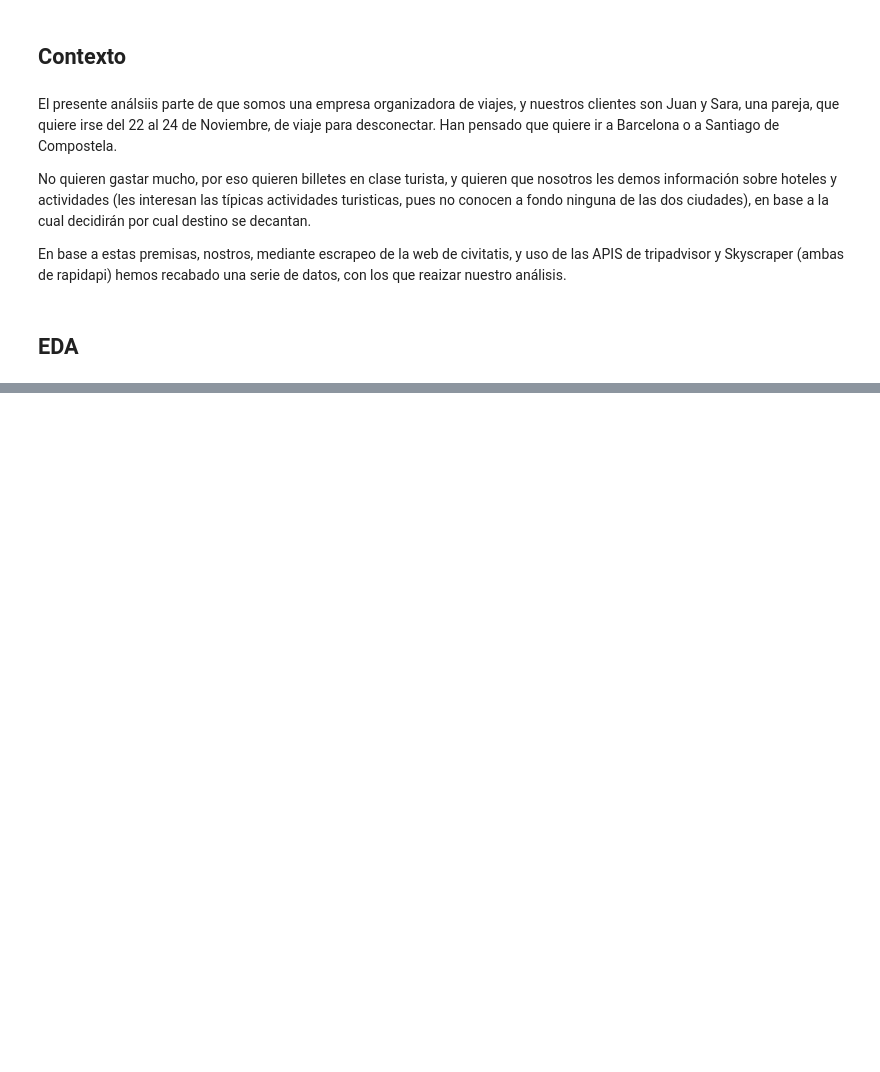
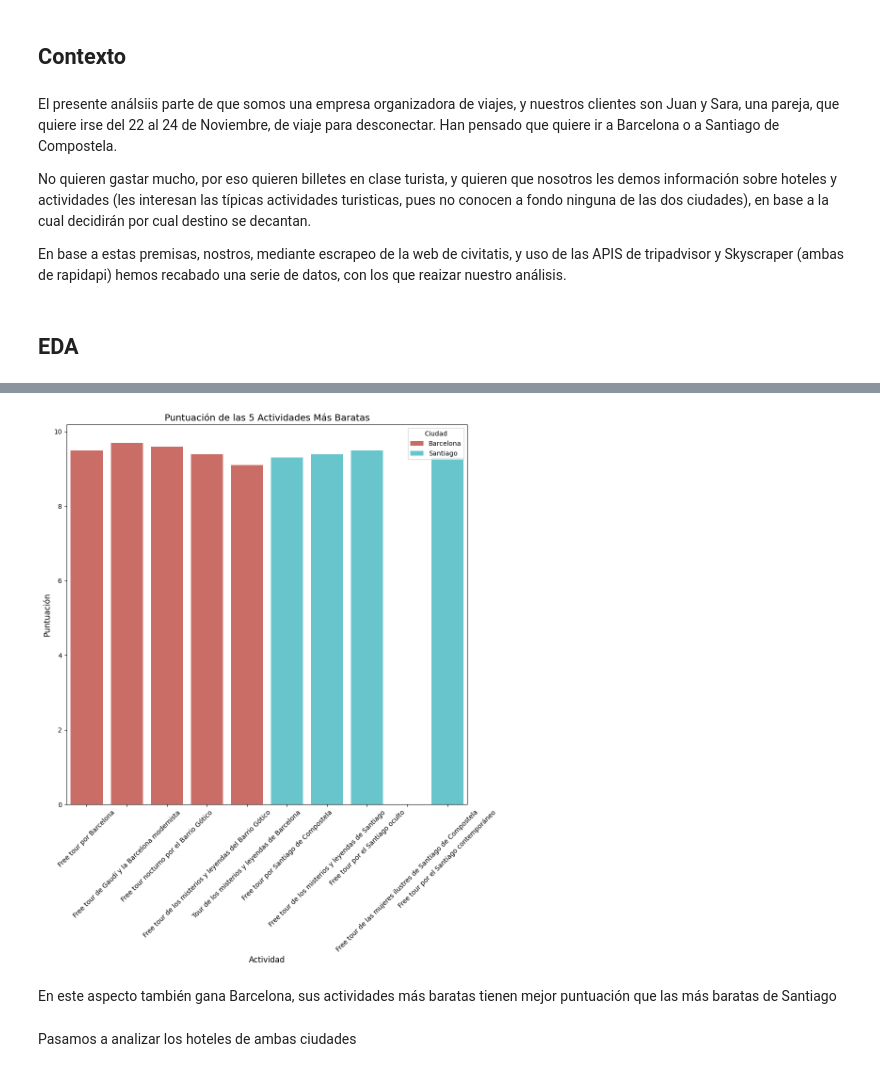
Before and after one commit to Rcm89/Proyecto3-Explorando-Viajes, a Jupyter notebook: Proyecto_viajes_notebook.ipynb, the cells around one changed output, grey strips where cells are left out. Drawn from its saved outputs; the diff is of its cells as text; code cells hidden in the pictures; blank space fills up the shorter version.

```diff
--- a/Proyecto_viajes_notebook.ipynb
+++ b/Proyecto_viajes_notebook.ipynb
@@ -56,0 +221,9 @@ En base a estas premisas, nostros, mediante escrapeo de la web de civitatis, y u
+# %%
+top_5_baratas_barcelona = df_actividades_barcelona.nsmallest(5, 'Precio')
+top_5_baratas_santiago = df_actividades_santiago.nsmallest(5, 'Precio')
+
+df_top_5_baratas = pd.concat([top_5_baratas_barcelona, top_5_baratas_santiago]).reset_index(drop=True)
+
+df_top_5_baratas['Ciudad'] = ['Barcelona'] * 5 + ['Santiago'] * 5
+
+df_top_5_baratas
@@ -56,0 +242,19 @@ En base a estas premisas, nostros, mediante escrapeo de la web de civitatis, y u
+# %%
+# Visualización de la comparativa de puntuaciones de las 5 actividades más baratas
+plt.figure(figsize=(10, 12))
+sns.barplot(x='Nombre', y='Puntuación', hue='Ciudad', data=df_top_5_baratas, palette="hls")
+
+plt.title('Puntuación de las 5 Actividades Más Baratas', fontsize=14)
+plt.ylabel('Puntuación', fontsize=12)
+plt.xlabel('Actividad', fontsize=12)
+plt.xticks(rotation=45)
+
+plt.tight_layout()
+
+plt.show()
+# %% [output]
+[figure, added]
+# %% [markdown]
+En este aspecto también gana Barcelona, sus actividades más baratas tienen mejor puntuación que las más baratas de Santiago
+# %% [markdown]
+Pasamos a analizar los hoteles de ambas ciudades
```
Also changed, not shown: parts of 29 cells of this notebook, 8 other files.
